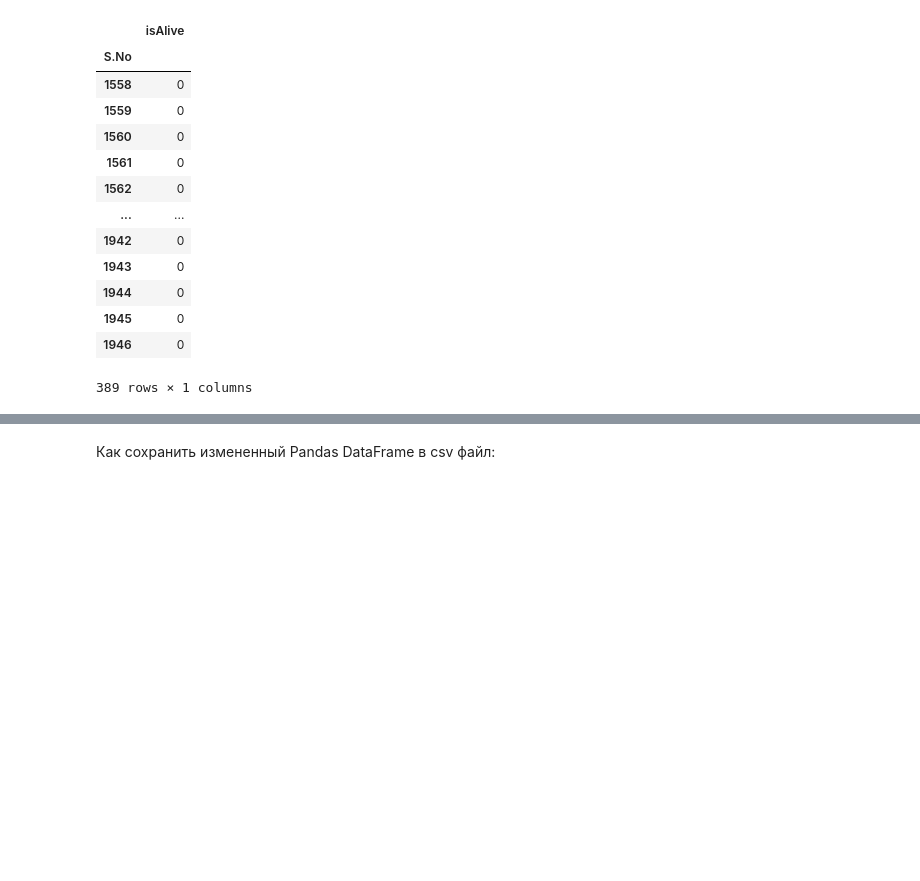
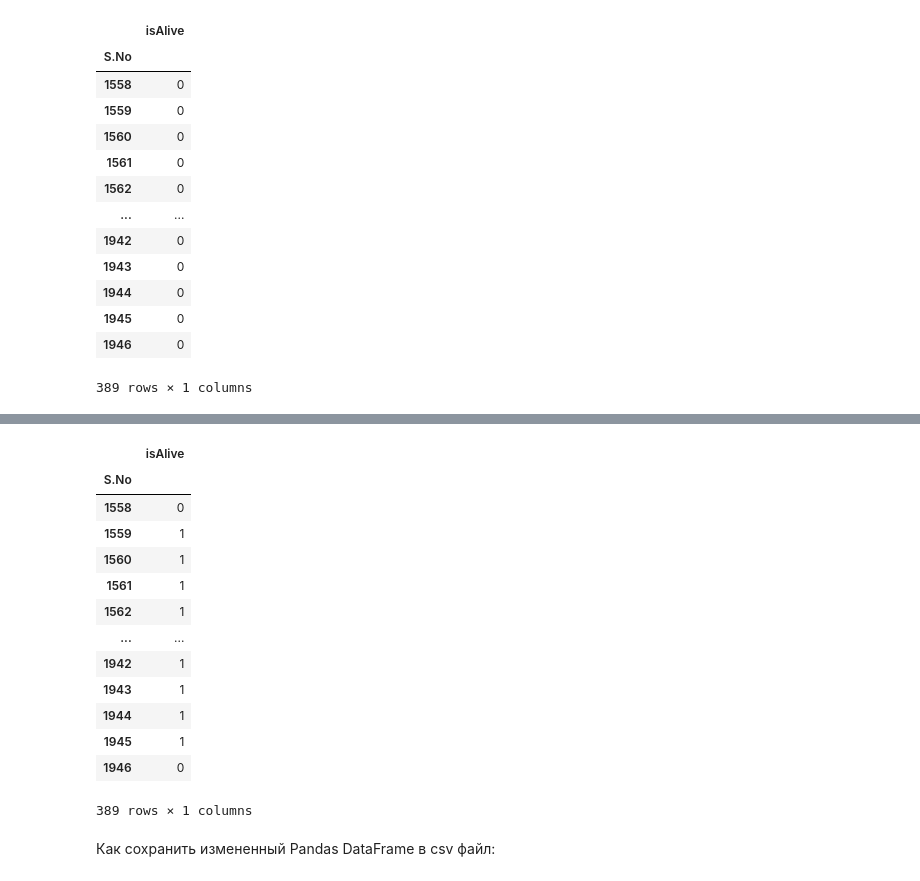
Before and after one commit to maksimvaig/-, a Jupyter notebook: week_01_ml_intro/Homework/hw_1_game_of_thrones.ipynb, the cells around one changed output, grey strips where cells are left out. Cells and saved outputs as stored; diff of their text form; code cells hidden in the pictures; blank space fills up the shorter version.

```diff
--- a/week_01_ml_intro/Homework/hw_1_game_of_thrones.ipynb
+++ b/week_01_ml_intro/Homework/hw_1_game_of_thrones.ipynb
@@ -701,3 +762,21 @@ ValueError: could not convert string to float: 'Melissa Blackwood'
+# %%
+submission['isAlive'] = y_pred
+submission
+# %% [output]
+|  | isAlive |
+| S.No |  |
+| 1558 | 0 |
+| 1559 | 1 |
+| 1560 | 1 |
+| 1561 | 1 |
+| 1562 | 1 |
+| ... | ... |
+| 1942 | 1 |
+| 1943 | 1 |
+| 1944 | 1 |
+| 1945 | 1 |
+| 1946 | 0 |
+389 rows × 1 columns
 # %% [markdown]
 Как сохранить измененный Pandas DataFrame в csv файл:
 # %%
```
Also changed, not shown: parts of 2 cells of this notebook.
